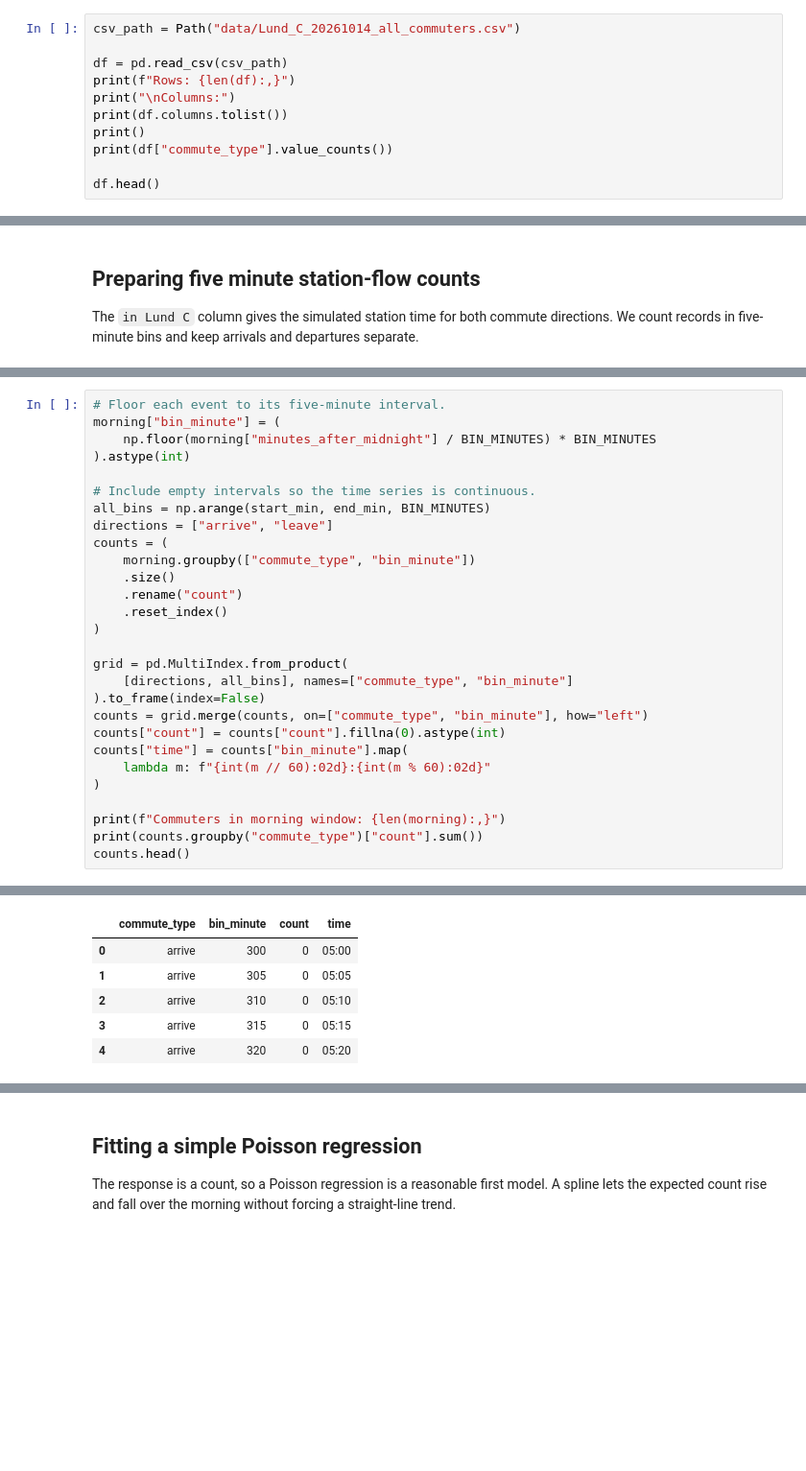
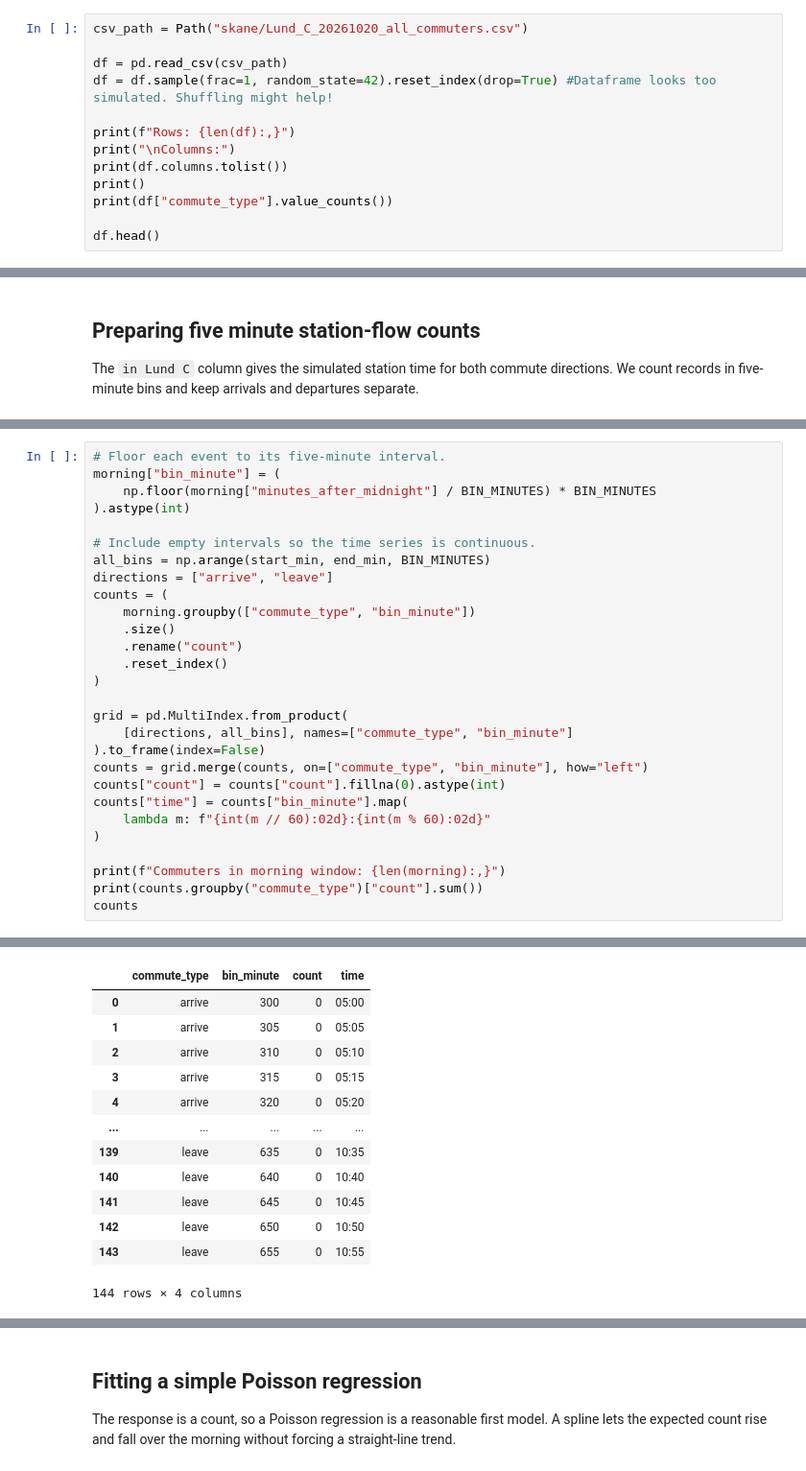
Before and after one commit to benbezz02/rush-hour-analysis, a Jupyter notebook: CommuterModelling.ipynb, the cells around one changed output, grey strips where cells are left out. Shown at 96% size. Saved outputs shown, nothing was run; the diff lists cells and outputs as text; blank space fills up the shorter version.

```diff
--- a/CommuterModelling.ipynb
+++ b/CommuterModelling.ipynb
@@ -16,9 +22,11 @@ MORNING_END = "11:00:00"
 # %% [markdown]
 ## Loading and Preparing the Data
 # %%
-csv_path = Path("data/Lund_C_20261014_all_commuters.csv")
+csv_path = Path("skane/Lund_C_20261020_all_commuters.csv")
 
 df = pd.read_csv(csv_path)
+df = df.sample(frac=1, random_state=42).reset_index(drop=True) #Dataframe looks too simulated. Shuffling might help!
+
 print(f"Rows: {len(df):,}")
 print("\nColumns:")
 print(df.columns.tolist())
@@ -86,34 +94,41 @@ directions = ["arrive", "leave"]
 counts = (
     morning.groupby(["commute_type", "bin_minute"])
     .size()
     .rename("count")
     .reset_index()
 )
 
 grid = pd.MultiIndex.from_product(
     [directions, all_bins], names=["commute_type", "bin_minute"]
 ).to_frame(index=False)
 counts = grid.merge(counts, on=["commute_type", "bin_minute"], how="left")
 counts["count"] = counts["count"].fillna(0).astype(int)
 counts["time"] = counts["bin_minute"].map(
     lambda m: f"{int(m // 60):02d}:{int(m % 60):02d}"
 )
 
 print(f"Commuters in morning window: {len(morning):,}")
 print(counts.groupby("commute_type")["count"].sum())
-counts.head()
+counts
 # %% [output]
 Commuters in morning window: 66,728
 commute_type
 arrive    39940
 leave     26788
 Name: count, dtype: int64
 |  | commute_type | bin_minute | count | time |
 | 0 | arrive | 300 | 0 | 05:00 |
 | 1 | arrive | 305 | 0 | 05:05 |
 | 2 | arrive | 310 | 0 | 05:10 |
 | 3 | arrive | 315 | 0 | 05:15 |
 | 4 | arrive | 320 | 0 | 05:20 |
+| ... | ... | ... | ... | ... |
+| 139 | leave | 635 | 0 | 10:35 |
+| 140 | leave | 640 | 0 | 10:40 |
+| 141 | leave | 645 | 0 | 10:45 |
+| 142 | leave | 650 | 0 | 10:50 |
+| 143 | leave | 655 | 0 | 10:55 |
+144 rows × 4 columns
 # %%
 fig, ax = plt.subplots(figsize=(12, 5))
 
```
Also changed, not shown: parts of 7 cells of this notebook, 1 other file.
